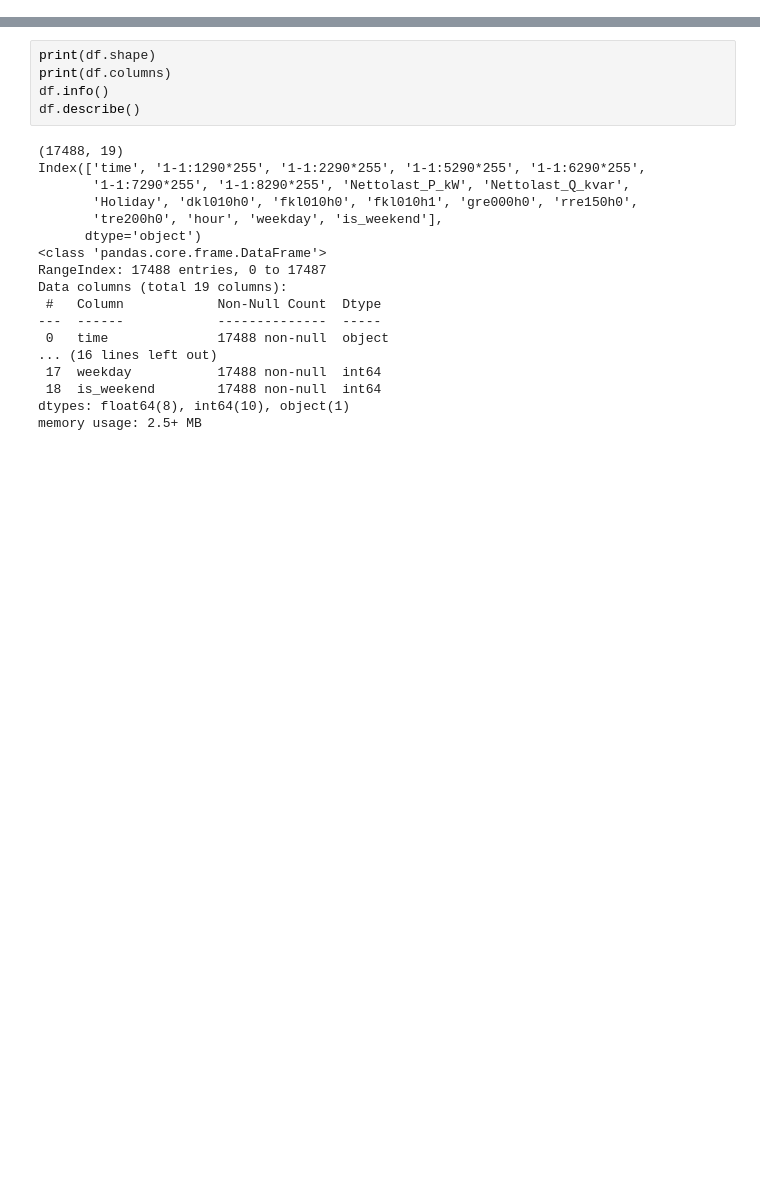
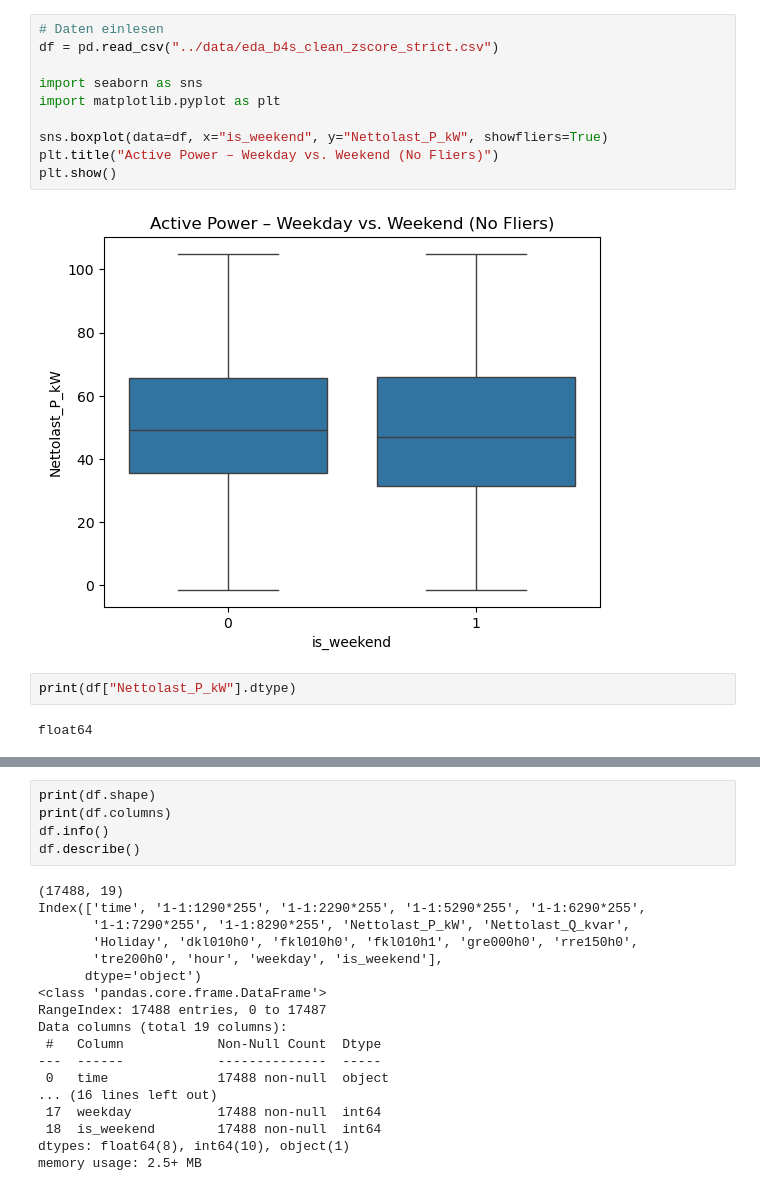
Before and after one commit to feizicodes/ml-netload-prediction, a Jupyter notebook: scr/EDA.ipynb, the cells around one changed output, grey strips where cells are left out. Cells and saved outputs as stored; diff of their text form; blank space fills up the shorter version.

```diff
--- a/scr/EDA.ipynb
+++ b/scr/EDA.ipynb
@@ -12,0 +51,16 @@ df.head(5)  # Ausgabe der ersten Zeilen des bereinigten Data
+# %%
+# Daten einlesen
+df = pd.read_csv("../data/eda_b4s_clean_zscore_strict.csv")
+
+import seaborn as sns
+import matplotlib.pyplot as plt
+
+sns.boxplot(data=df, x="is_weekend", y="Nettolast_P_kW", showfliers=True)
+plt.title("Active Power – Weekday vs. Weekend (No Fliers)")
+plt.show()
+# %% [output]
+[figure, added]
+# %%
+print(df["Nettolast_P_kW"].dtype)
+# %% [output]
+float64
```
Also changed, not shown: parts of 8 cells of this notebook, 1 other file.
